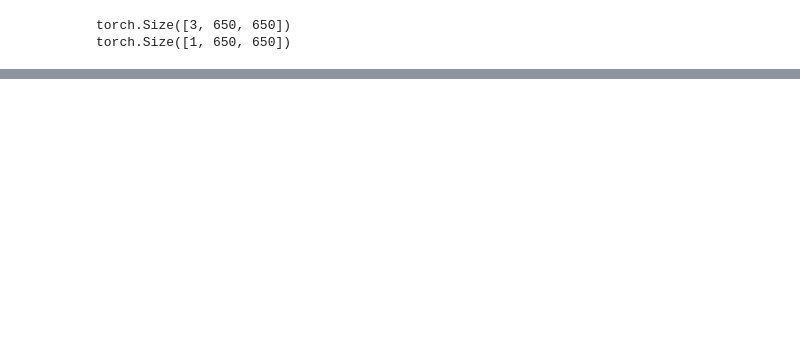
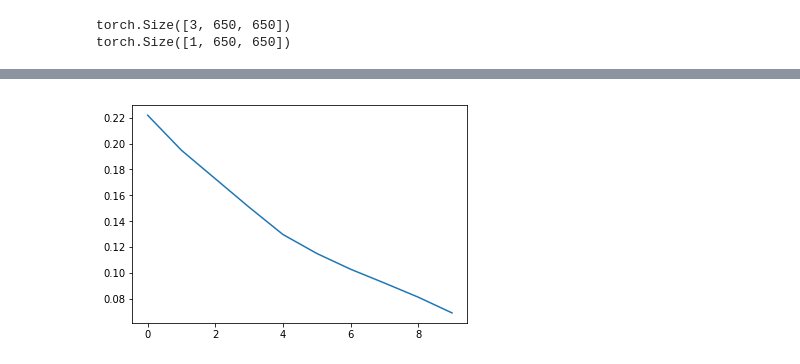
Before and after one commit to Shrirag/spacenet-detection, a Jupyter notebook: ini_processed.ipynb, the cells around one changed output, grey strips where cells are left out. Saved outputs shown, nothing was run; the diff lists cells and outputs as text; code cells hidden in the pictures; blank space fills up the shorter version.

```diff
--- a/ini_processed.ipynb
+++ b/ini_processed.ipynb
@@ -304,0 +313,5 @@ torch.Size([1, 1, 100, 100])
+# %%
+plt.plot(test_loss)
+plt.show()
+# %% [output]
+[figure, added]
```
Also changed, not shown: parts of 7 cells of this notebook.
